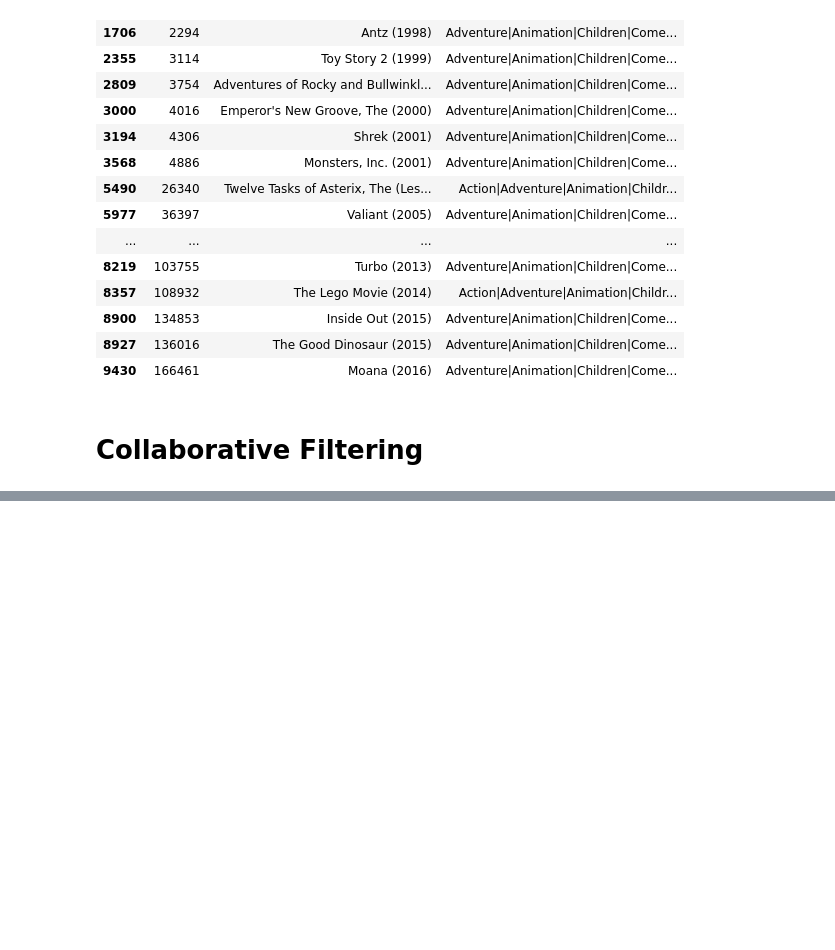
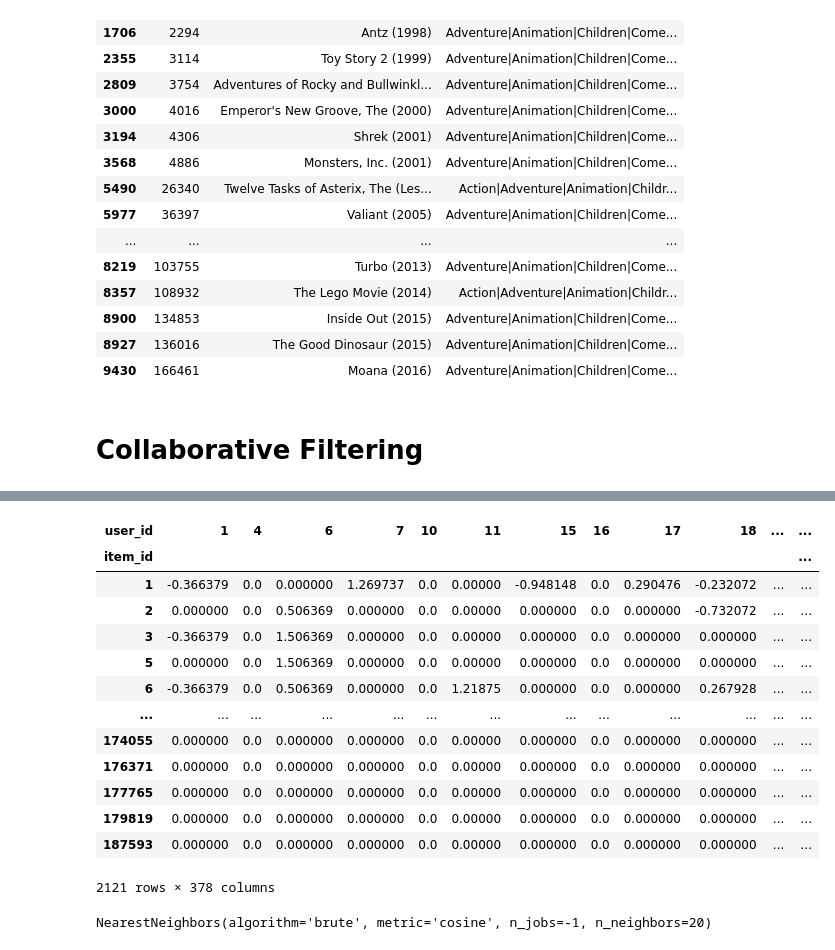
Before and after one commit to ngoduongkha/Recommendation-System, a Jupyter notebook: code.ipynb, the cells around one changed output, grey strips where cells are left out. Cells and saved outputs as stored; diff of their text form; code cells hidden in the pictures; blank space fills up the shorter version.

```diff
--- a/code.ipynb
+++ b/code.ipynb
@@ -405,0 +206,34 @@ NameError: name 'user_id' is not defined
+# %%
+no_user_voted = ratings.groupby('item_id')['rating'].agg('count')
+no_movies_voted = ratings.groupby('user_id')['rating'].agg('count')
+
+user_based_dataset = user_based_dataset.loc[no_user_voted[no_user_voted > 10].index,:]
+user_based_dataset = user_based_dataset.loc[:,no_movies_voted[no_movies_voted > 50].index]
+
+user_based_dataset
+# %% [output]
+| user_id | 1 | 4 | 6 | 7 | 10 | 11 | 15 | 16 | 17 | 18 | ... | ... |
+| item_id |  |  |  |  |  |  |  |  |  |  |  | ... |
+| 1 | -0.366379 | 0.0 | 0.000000 | 1.269737 | 0.0 | 0.00000 | -0.948148 | 0.0 | 0.290476 | -0.232072 | ... | ... |
+| 2 | 0.000000 | 0.0 | 0.506369 | 0.000000 | 0.0 | 0.00000 | 0.000000 | 0.0 | 0.000000 | -0.732072 | ... | ... |
+| 3 | -0.366379 | 0.0 | 1.506369 | 0.000000 | 0.0 | 0.00000 | 0.000000 | 0.0 | 0.000000 | 0.000000 | ... | ... |
+| 5 | 0.000000 | 0.0 | 1.506369 | 0.000000 | 0.0 | 0.00000 | 0.000000 | 0.0 | 0.000000 | 0.000000 | ... | ... |
+| 6 | -0.366379 | 0.0 | 0.506369 | 0.000000 | 0.0 | 1.21875 | 0.000000 | 0.0 | 0.000000 | 0.267928 | ... | ... |
+| ... | ... | ... | ... | ... | ... | ... | ... | ... | ... | ... | ... | ... |
+| 174055 | 0.000000 | 0.0 | 0.000000 | 0.000000 | 0.0 | 0.00000 | 0.000000 | 0.0 | 0.000000 | 0.000000 | ... | ... |
+| 176371 | 0.000000 | 0.0 | 0.000000 | 0.000000 | 0.0 | 0.00000 | 0.000000 | 0.0 | 0.000000 | 0.000000 | ... | ... |
+| 177765 | 0.000000 | 0.0 | 0.000000 | 0.000000 | 0.0 | 0.00000 | 0.000000 | 0.0 | 0.000000 | 0.000000 | ... | ... |
+| 179819 | 0.000000 | 0.0 | 0.000000 | 0.000000 | 0.0 | 0.00000 | 0.000000 | 0.0 | 0.000000 | 0.000000 | ... | ... |
+| 187593 | 0.000000 | 0.0 | 0.000000 | 0.000000 | 0.0 | 0.00000 | 0.000000 | 0.0 | 0.000000 | 0.000000 | ... | ... |
+2121 rows × 378 columns
+# %%
+from scipy.sparse import csr_matrix
+from sklearn.neighbors import NearestNeighbors
+
+csr_data = csr_matrix(user_based_dataset.values)
+user_based_dataset.reset_index(inplace=True)
+
+knn = NearestNeighbors(metric='cosine', algorithm='brute', n_neighbors=20, n_jobs=-1)
+knn.fit(csr_data)
+# %% [output]
+NearestNeighbors(algorithm='brute', metric='cosine', n_jobs=-1, n_neighbors=20)
```
Also changed, not shown: parts of 11 cells of this notebook, 4 other files.
